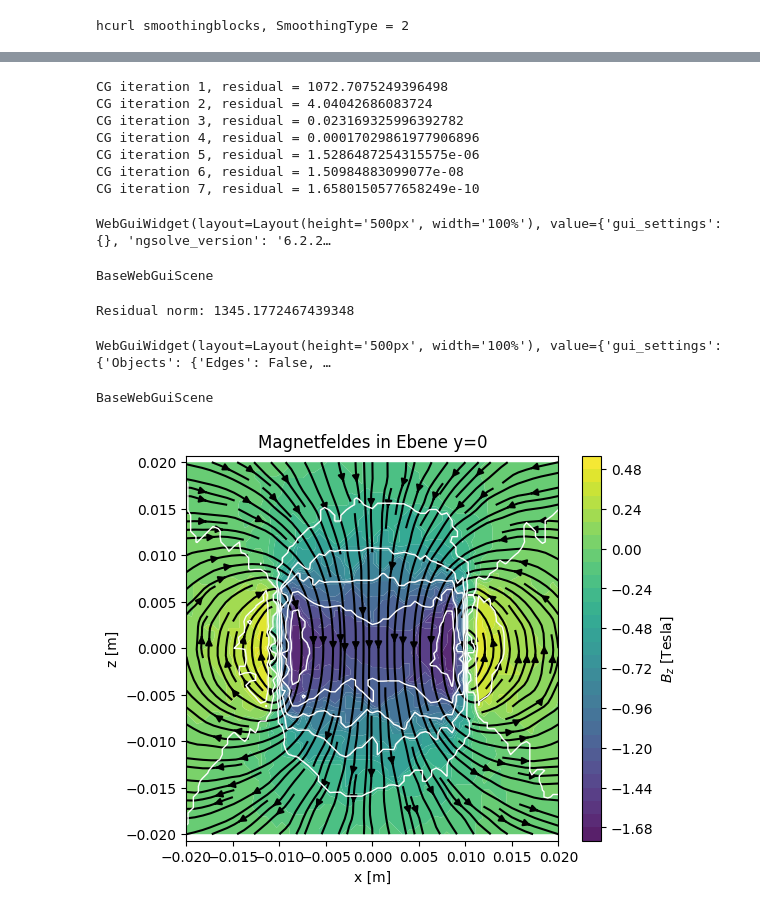
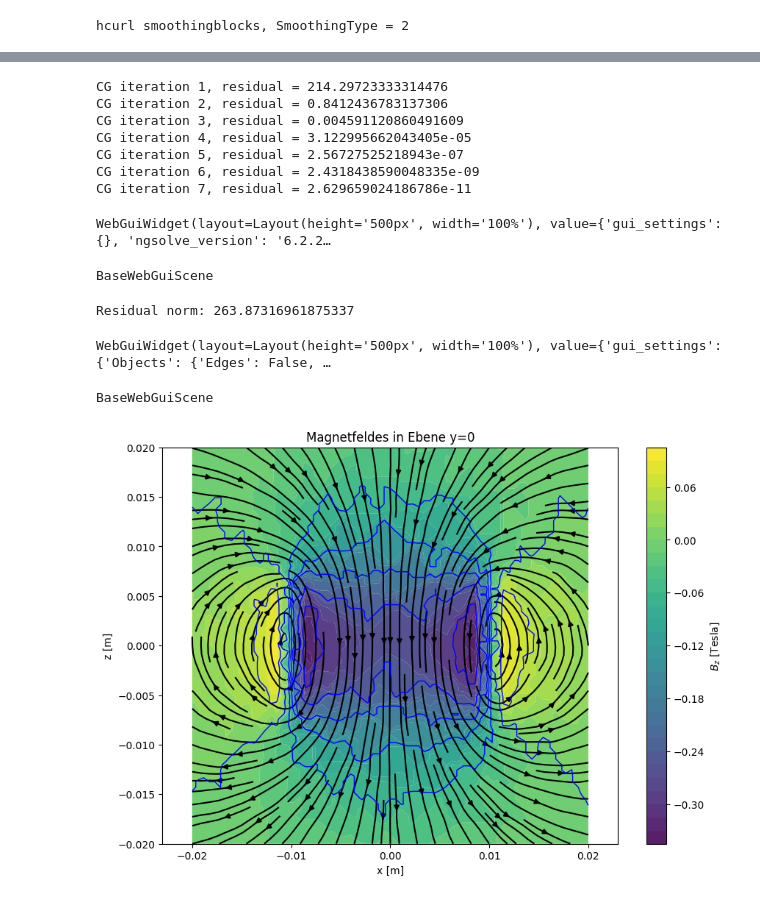
Before and after one commit to Saxermi/hana_pde_modeling_fem, a Jupyter notebook: 4_MagVekPot_HomCoil.ipynb, the cells around one changed output, grey strips where cells are left out. Saved outputs shown, nothing was run; the diff lists cells and outputs as text; code cells hidden in the pictures.

Commit message:
Modified 2d Plot

```diff
--- a/4_MagVekPot_HomCoil.ipynb
+++ b/4_MagVekPot_HomCoil.ipynb
@@ -24,7 +14,7 @@ coilradius = 0.01  # Radius of the coil
 geo,_ = create_homo_geometry(nwindings, wireradius, coilradius)
 # %%
 mesh = Mesh(
-    geo.GenerateMesh()
+    geo.GenerateMesh(maxh = 0.003)
 )
 mesh.Curve(1)
 # %% [output]
@@ -41,7 +31,7 @@ mu = 4 * pi * 1e-7      # Magnetische Feldkonstante (S.2)
 sigma_coil = 5.87e7     # Leitfähigkeit Kupfer (S.11)
 sigma_air = 0           # Leitfähigkeit Luft
 k = 0.1                 # Regularisierungfaktor
-i_c = 500               # Strom [A]
+i_c = 100               # Strom [A]
 
 # Geometrische Parameter
 A_c = pi * wireradius**2
@@ -95,13 +85,13 @@ inv = krylovspace.CGSolver(a.mat, pre.mat, tol=1e-12, printrates = True)
 with TaskManager():
     gfA.vec.data = inv * f.vec
 # %% [output]
-CG iteration 1, residual = 1072.7075249396498
-CG iteration 2, residual = 4.04042686083724
-CG iteration 3, residual = 0.023169325996392782
-CG iteration 4, residual = 0.00017029861977906896
-CG iteration 5, residual = 1.5286487254315575e-06
-CG iteration 6, residual = 1.50984883099077e-08
-CG iteration 7, residual = 1.6580150577658249e-10
+CG iteration 1, residual = 214.29723333314476
+CG iteration 2, residual = 0.8412436783137306
+CG iteration 3, residual = 0.004591120860491609
+CG iteration 4, residual = 3.122995662043405e-05
+CG iteration 5, residual = 2.56727525218943e-07
+CG iteration 6, residual = 2.4318438590048335e-09
+CG iteration 7, residual = 2.629659024186786e-11
 # %%
 # Visualisierung
 Draw(curl(gfA), mesh.Materials('coil'), "MagneticField")
@@ -114,7 +104,7 @@ residual_vec = f.vec - a.mat * gfA.vec
 residual_norm = residual_vec.Norm()
 print(f"Residual norm: {residual_norm}")
 # %% [output]
-Residual norm: 1345.1772467439348
+Residual norm: 263.87316961875337
 # %%
 B = curl(gfA)
 # %%
@@ -159,33 +149,33 @@ Bz = np.zeros_like(X)  # Für Bz-Komponente
 for i in range(nz):
     for j in range(nx):
         x = X[i, j]
         z = Z[i, j]
 
         B_val = B(mesh(x, 0, z))  # => B_val ist (Bx, By, Bz)
         U[i, j] = B_val[0]       # x-Komponente
         V[i, j] = B_val[2]       # z-Komponente
         Bz[i, j] = B_val[2]      # z-Komponente
 
 
-plt.figure(figsize=(6, 5))
+plt.figure(figsize=(10, 7))
 plt.title("Magnetfeldes in Ebene y=0")
 
 # Hintergrundkontur für Bz
 cont = plt.contourf(X, Z, Bz, levels=30,
                     cmap="viridis",
                     alpha=0.9,
                     antialiased=True)
 plt.colorbar(cont, label="$B_z$ [Tesla]")
 
 # Stromlinienplot (Feldlinien)
 plt.streamplot(X, Z, U, V, color='k', density=1.5)
 
 # Isolinien für Bz
-plt.contour(X, Z, Bz, colors='white', linewidths=1.0, linestyles='solid')
+plt.contour(X, Z, Bz, colors='blue', linewidths=1.0, linestyles='solid')
 
 plt.axis('equal')
 plt.xlabel("x [m]")
 plt.ylabel("z [m]")
 plt.show()
 # %% [output]
-[figure, old version]
+[figure, new version]
```
Also changed, not shown: parts of 3 cells of this notebook.
